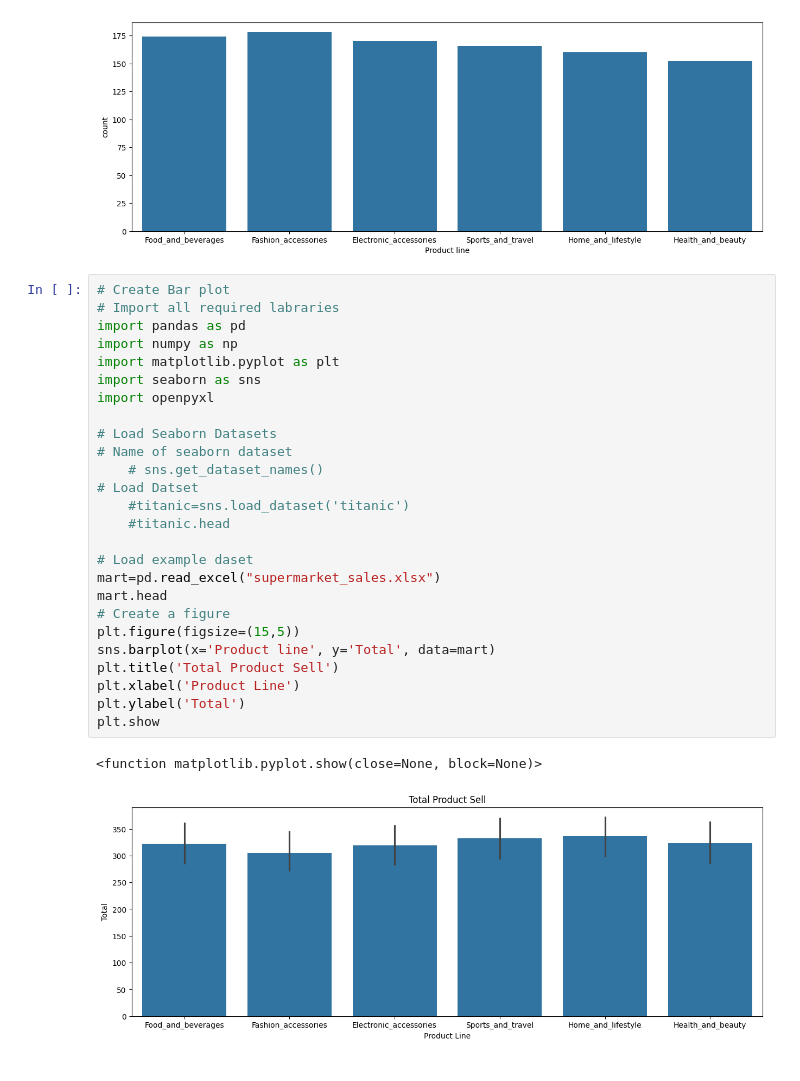
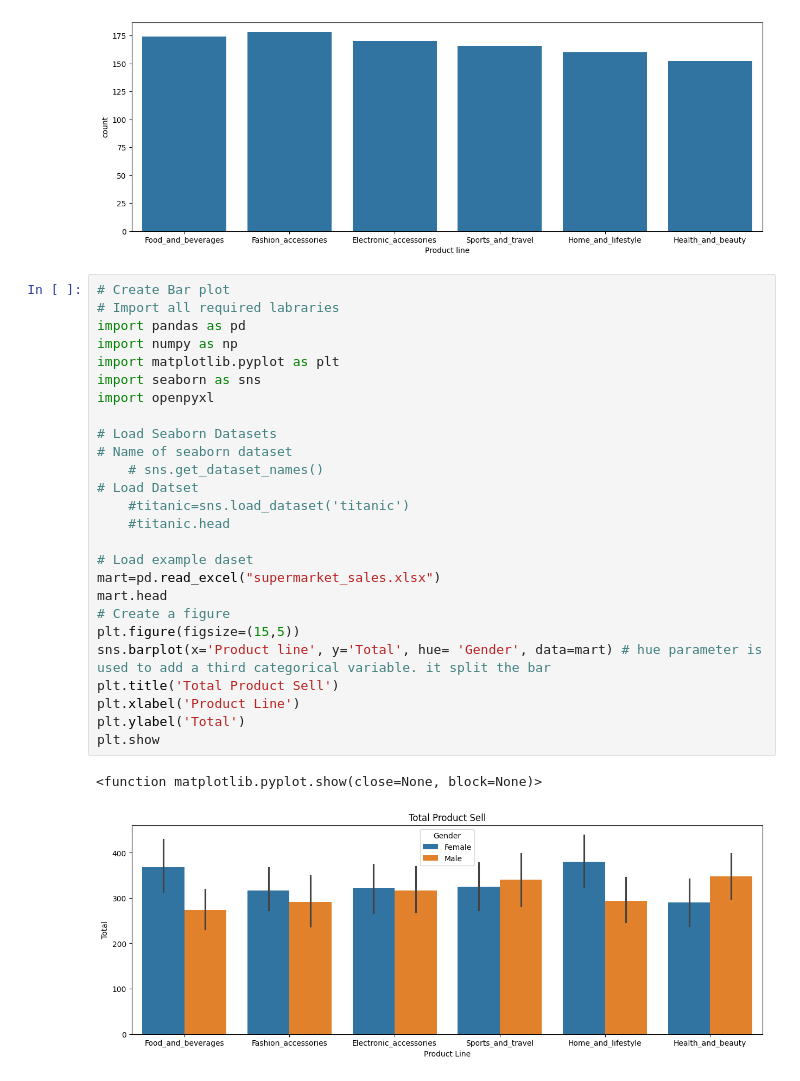
Before and after one commit to Mostafij-k/Python-Learning, a Jupyter notebook: Data/Seaborn.ipynb, the cells around one changed output. Saved outputs shown, nothing was run; the diff lists cells and outputs as text.

```diff
--- a/Data/Seaborn.ipynb
+++ b/Data/Seaborn.ipynb
@@ -94,29 +94,29 @@ sns.countplot(x='Product line', data=mart)
 # %%
 # Create Bar plot
 # Import all required labraries
 import pandas as pd
 import numpy as np
 import matplotlib.pyplot as plt
 import seaborn as sns
 import openpyxl
 
 # Load Seaborn Datasets
 # Name of seaborn dataset
     # sns.get_dataset_names()
 # Load Datset
     #titanic=sns.load_dataset('titanic')
     #titanic.head
 
 # Load example daset
 mart=pd.read_excel("supermarket_sales.xlsx")
 mart.head
 # Create a figure
 plt.figure(figsize=(15,5))
-sns.barplot(x='Product line', y='Total', data=mart)
+sns.barplot(x='Product line', y='Total', hue= 'Gender', data=mart) # hue parameter is used to add a third categorical variable. it split the bar
 plt.title('Total Product Sell')
 plt.xlabel('Product Line')
 plt.ylabel('Total')
 plt.show
 # %% [output]
 <function matplotlib.pyplot.show(close=None, block=None)>
-[figure, old version]
+[figure, new version]
```
Also changed, not shown: parts of 2 cells of this notebook.
